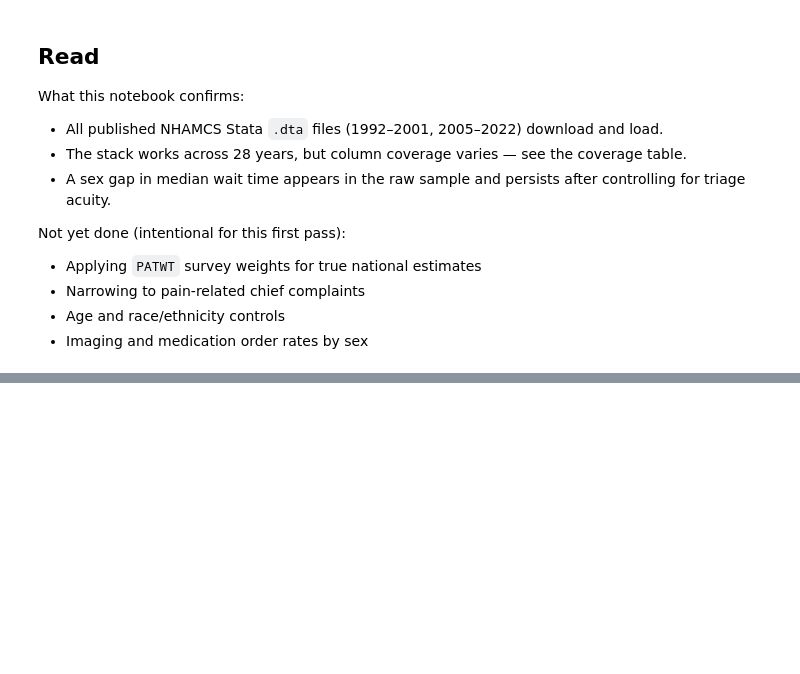
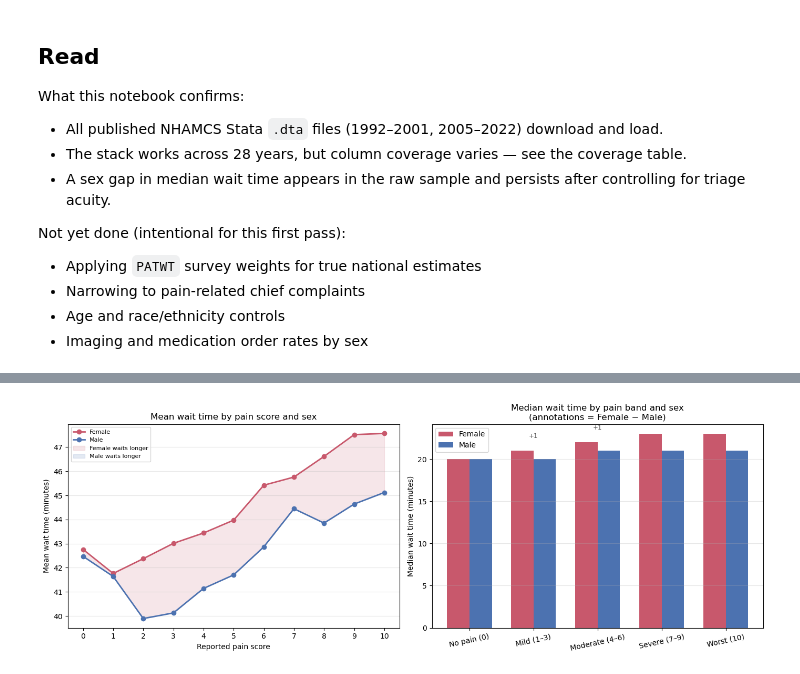
Before and after one commit to Aryan-Mi/dtu-social-data-assignments, a Jupyter notebook: assignment-final/notebooks/01_explore.ipynb, the cells around one changed output, grey strips where cells are left out. Cells and saved outputs as stored; diff of their text form; code cells hidden in the pictures; blank space fills up the shorter version.

```diff
--- a/assignment-final/notebooks/01_explore.ipynb
+++ b/assignment-final/notebooks/01_explore.ipynb
@@ -348,0 +610,87 @@ Not yet done (intentional for this first pass):
+# %%
+PAIN_BANDS = {
+    "No pain (0)":    (0,  0),
+    "Mild (1–3)":     (1,  3),
+    "Moderate (4–6)": (4,  6),
+    "Severe (7–9)":   (7,  9),
+    "Worst (10)":     (10, 10),
+}
+BAND_ORDER = list(PAIN_BANDS)
+
+def assign_band(score):
+    for label, (lo, hi) in PAIN_BANDS.items():
+        if lo <= score <= hi:
+            return label
+    return np.nan
+
+base = (
+    data[(data["YEAR"] >= 2009)]
+    .dropna(subset=["WAITTIME", "PAINSCALE", "sex_label"])
+    .query("WAITTIME >= 0 and PAINSCALE >= 0")
+    .copy()
+)
+base["pain_band"] = base["PAINSCALE"].apply(assign_band)
+
+fig, axes = plt.subplots(1, 2, figsize=(14, 5))
+
+# --- left: mean wait time at each integer pain score ---
+ax = axes[0]
+score_wait = (
+    base.groupby(["PAINSCALE", "sex_label"])["WAITTIME"]
+    .mean()
+    .unstack("sex_label")
+)
+ax.plot(score_wait.index, score_wait["Female"], color="#c8586c", marker="o",
+        label="Female", linewidth=2)
+ax.plot(score_wait.index, score_wait["Male"],   color="#4c72b0", marker="o",
+        label="Male",   linewidth=2)
+ax.fill_between(
+    score_wait.index,
+    score_wait["Female"], score_wait["Male"],
+    where=(score_wait["Female"] > score_wait["Male"]),
+    interpolate=True, alpha=0.15, color="#c8586c", label="Female waits longer",
+)
+ax.fill_between(
+    score_wait.index,
+    score_wait["Female"], score_wait["Male"],
+    where=(score_wait["Female"] <= score_wait["Male"]),
+    interpolate=True, alpha=0.15, color="#4c72b0", label="Male waits longer",
+)
+ax.set_xticks(range(11))
+ax.set_xlabel("Reported pain score")
+ax.set_ylabel("Mean wait time (minutes)")
+ax.set_title("Mean wait time by pain score and sex")
+ax.legend(fontsize=8)
+ax.grid(axis="y", alpha=0.3)
+
+# --- right: median wait time by pain band ---
+ax = axes[1]
+band_wait = (
+    base.dropna(subset=["pain_band"])
+    .groupby(["pain_band", "sex_label"])["WAITTIME"]
+    .median()
+    .unstack("sex_label")
+    .reindex(BAND_ORDER)
+)
+x = np.arange(len(BAND_ORDER))
+w = 0.35
+bars_f = ax.bar(x - w/2, band_wait["Female"], w, color="#c8586c", label="Female")
+bars_m = ax.bar(x + w/2, band_wait["Male"],   w, color="#4c72b0", label="Male")
+for i, (f, m) in enumerate(zip(band_wait["Female"], band_wait["Male"])):
+    if not (np.isnan(f) or np.isnan(m)):
+        ax.annotate(f"{f - m:+.0f}", (i, max(f, m) + 1.5),
+                    ha="center", fontsize=8.5, color="#555")
+ax.set_xticks(x)
+ax.set_xticklabels(BAND_ORDER, rotation=12)
+ax.set_ylabel("Median wait time (minutes)")
+ax.set_title("Median wait time by pain band and sex\n(annotations = Female − Male)")
+ax.legend()
+ax.grid(axis="y", alpha=0.3)
+
+plt.tight_layout()
+plt.show()
+
+print("Median wait time by pain band and sex:")
+band_wait.round(1)
+# %% [output]
+[figure, added]
```
Also changed, not shown: parts of 11 cells of this notebook, 1 other file.
